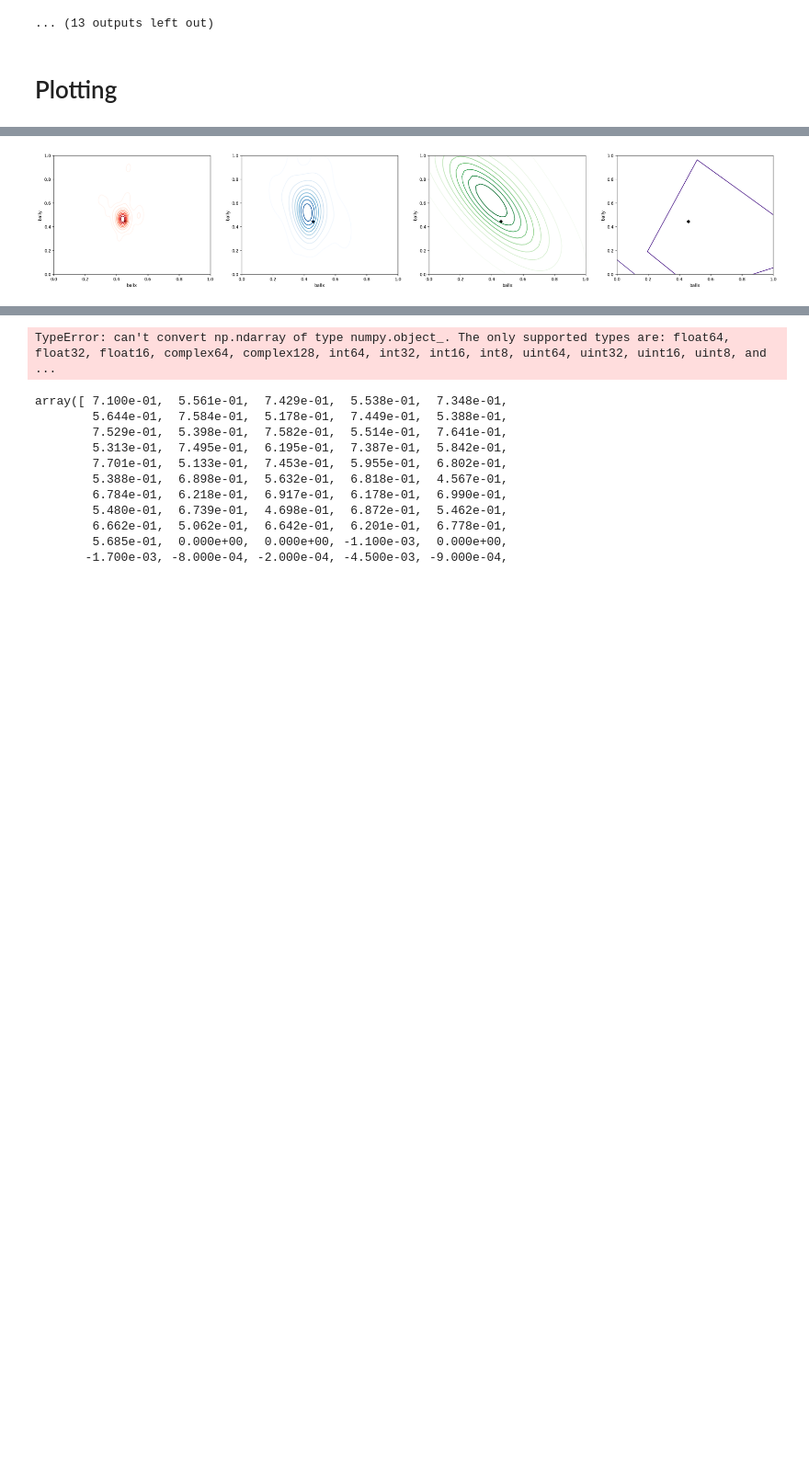
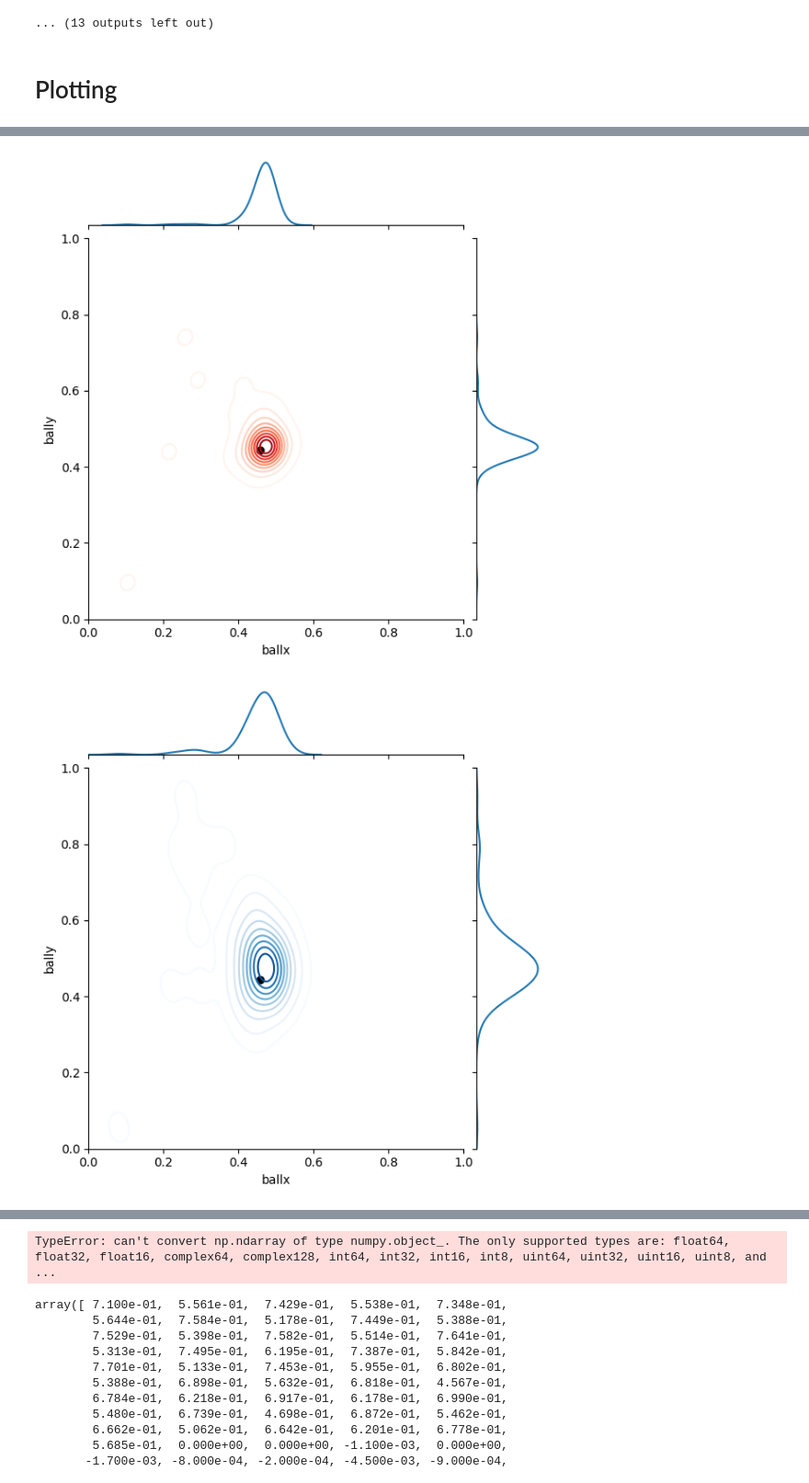
Before and after one commit to nvsclub/LargeTrackingModel, a Jupyter notebook: X2001 Modeling copy.ipynb, the cells around one changed output, grey strips where cells are left out. Shown at 92% size. Cells and saved outputs as stored; diff of their text form; code cells hidden in the pictures; blank space fills up the shorter version.

```diff
--- a/X2001 Modeling copy.ipynb
+++ b/X2001 Modeling copy.ipynb
@@ -272,6 +225,7 @@ for i in tqdm(range(play_data.shape[0])):
 
 frames = pd.DataFrame(frames, columns=CONTEXT_VARS)
 # %%
+plt.rcParams['figure.figsize'] = [7.5, 5]
 for i in range(1, 23):
     plt.plot(frames[f'p{i}x'], frames[f'p{i}y'], '.', color='red' if i <= 11 else 'blue', markersize=2, alpha=0.5)
 plt.plot(frames['ballx'], frames['bally'], color='black', marker='o')
@@ -303,6 +268,7 @@ for i in tqdm(range(100)):
 # %%
-for i, ball_positions_in_lookahead in enumerate([ball_positions_in_lookahead_10, ball_positions_in_lookahead_20, ball_positions_in_lookahead_30, ball_positions_in_lookahead_40]):
-    lookahead_data = pd.DataFrame(ball_positions_in_lookahead, columns=['ballx', 'bally'])
+plt.rcParams['figure.figsize'] = [7.5, 5]
+for i, ball_positions in enumerate(ball_positions_in_lookahead.values()):
+    lookahead_data = pd.DataFrame(ball_positions, columns=['ballx', 'bally'])
     plt.scatter(lookahead_data['ballx'], lookahead_data['bally'], c=f'C{i}', alpha=0.5)
 plt.scatter(play_data.iloc[0]['ballx'], play_data.iloc[0]['bally'], c='black')
 plt.xlim(0, 1);
@@ -312,9 +278,9 @@ plt.ylim(0, 1);
 # %%
 import seaborn as sns
 plt.rcParams['figure.figsize'] = [7.5, 5]
-cmaps = ['Reds', 'Blues', 'Greens', 'Purples']
-for i, ball_positions_in_lookahead in enumerate([ball_positions_in_lookahead_10, ball_positions_in_lookahead_20, ball_positions_in_lookahead_30, ball_positions_in_lookahead_40]):
-    lookahead_data = pd.DataFrame(ball_positions_in_lookahead, columns=['ballx', 'bally'])
+cmaps = ['Reds', 'Blues', 'Greens', 'Purples', 'Oranges', 'Greys']
+for i, ball_positions in enumerate(list(ball_positions_in_lookahead.values())[:6]):
+    lookahead_data = pd.DataFrame(ball_positions, columns=['ballx', 'bally'])
     sns.kdeplot(x=lookahead_data['ballx'], y=lookahead_data['bally'], cmap=cmaps[i])
 plt.scatter(play_data.iloc[0]['ballx'], play_data.iloc[0]['bally'], c='black')
 plt.xlim(0, 1);
@@ -323,0 +290,13 @@ plt.ylim(0, 1);
+# %%
+plt.rcParams['figure.figsize'] = [30, 5]
+cmaps = ['Reds', 'Blues', 'Greens', 'Purples', 'Oranges', 'Greys', 'pink', 'copper', 'bone', 'hot', 'cool', 'spring', 'summer', 'autumn', 'winter', 'cividis', 'twilight', 'twilight_shifted', 'hsv', 'viridis', 'plasma', 'inferno', 'magma']
+n_lookaheads = len(list(ball_positions_in_lookahead.values()))
+for i, ball_positions in enumerate(list(ball_positions_in_lookahead.values())):
+    plt.subplot(1, n_lookaheads, i+1)
+    plt.title(f'Lookahead {i * 10}')
+    lookahead_data = pd.DataFrame(ball_positions, columns=['ballx', 'bally'])
+    sns.kdeplot(x=lookahead_data['bally'], y=lookahead_data['ballx'], cmap='cividis_r')
+    plt.scatter(play_data.iloc[0]['bally'], play_data.iloc[0]['ballx'], c='black', zorder=10)
+    plt.plot(play_data.iloc[:10*i]['bally'], play_data.iloc[:10*i]['ballx'], color='black', marker='.', markersize=1)
+    plt.xlim(0, 1);
+    plt.ylim(0, 1);
@@ -324,12 +305,14 @@ plt.ylim(0, 1);
 # %%
 plt.rcParams['figure.figsize'] = [30, 5]
 cmaps = ['Reds', 'Blues', 'Greens', 'Purples']
 for i, ball_positions_in_lookahead in enumerate([ball_positions_in_lookahead_10, ball_positions_in_lookahead_20, ball_positions_in_lookahead_30, ball_positions_in_lookahead_40]):
-    plt.subplot(1, 4, i+1)
+    # plt.subplot(1, 4, i+1)
     lookahead_data = pd.DataFrame(ball_positions_in_lookahead, columns=['ballx', 'bally'])
-    sns.kdeplot(x=lookahead_data['ballx'], y=lookahead_data['bally'], cmap=cmaps[i])
+    sns.jointplot(data=lookahead_data, x="ballx", y="bally", kind="kde", cmap=cmaps[i])#hue="species",
+    # sns.kdeplot(x=lookahead_data['ballx'], y=lookahead_data['bally'])
     plt.scatter(play_data.iloc[0]['ballx'], play_data.iloc[0]['bally'], c='black')
     plt.xlim(0, 1);
     plt.ylim(0, 1);
 # %% [output]
-[figure, old version]
+[figure, new version]
+[figure, added]
```
Also changed, not shown: parts of 18 cells of this notebook, 3 other files.
